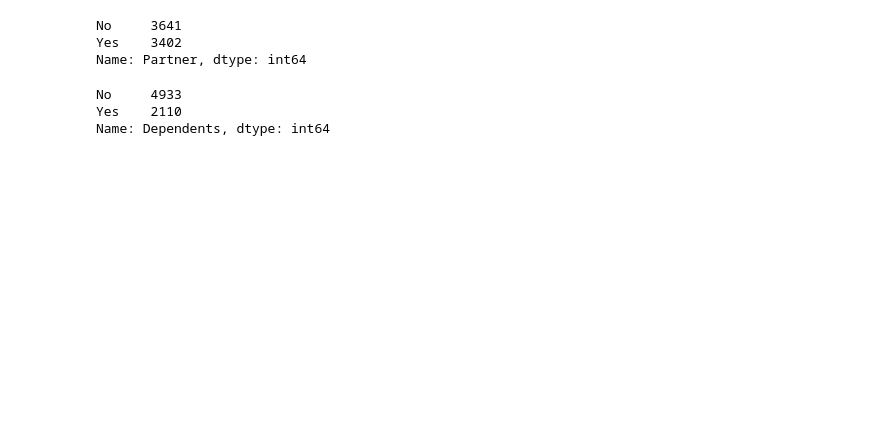
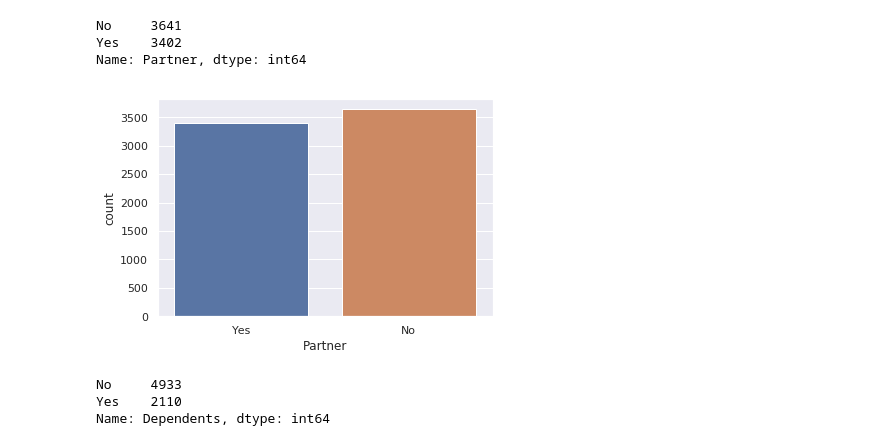
Before and after one commit to priyanshgupta1998/Machine_learning, a Jupyter notebook: Sample_Skeleton.ipynb, the cells around one changed output. Drawn from its saved outputs; the diff is of its cells as text; code cells hidden in the pictures; blank space fills up the shorter version.

```diff
--- a/Sample_Skeleton.ipynb
+++ b/Sample_Skeleton.ipynb
@@ -131,6 +137,11 @@ df['Partner'].value_counts()
 No     3641
 Yes    3402
 Name: Partner, dtype: int64
+# %%
+sns.set(style="darkgrid")
+ax = sns.countplot(x="Partner", data=df)
+# %% [output]
+[figure, added]
 # %%
 df['Dependents'].value_counts()
 # %% [output]
```
Also changed, not shown: parts of 14 cells of this notebook.
